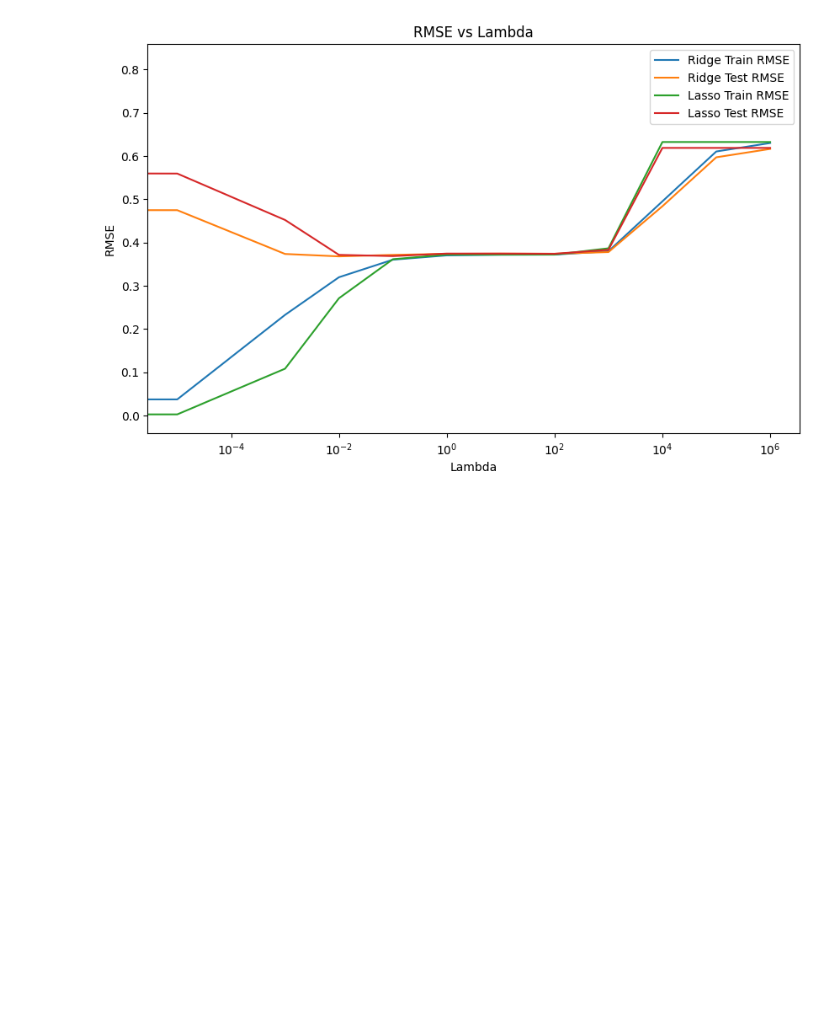
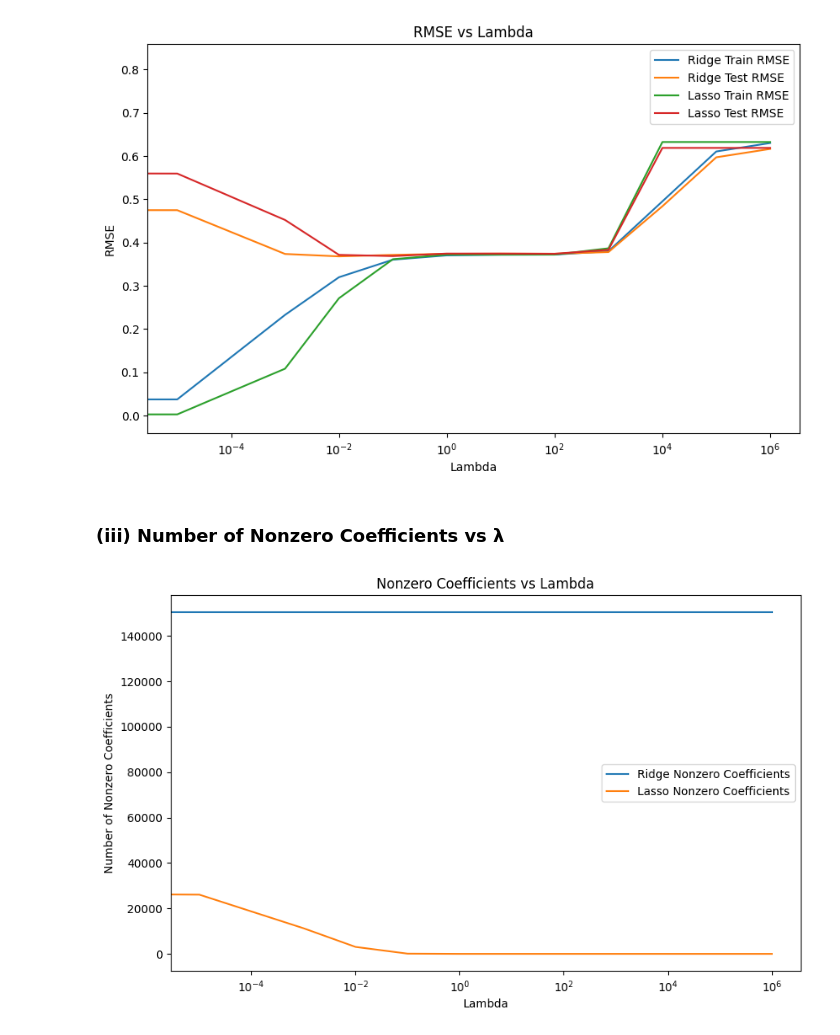
Before and after one commit to SonjoyKP/regularization-sgd-logistic-regression, a Jupyter notebook: Ridge_Lasso_Regression.ipynb, the cells around one changed output. Cells and saved outputs as stored; diff of their text form; code cells hidden in the pictures; blank space fills up the shorter version.

Commit message:
2) (iii) Number of Nonzero Coefficients vs λ

```diff
--- a/Ridge_Lasso_Regression.ipynb
+++ b/Ridge_Lasso_Regression.ipynb
@@ -104,3 +104,29 @@ plt.title('RMSE vs Lambda')
 plt.show()
 # %% [output]
 [figure]
+# %% [markdown]
+### (iii) Number of Nonzero Coefficients vs λ
+# %%
+ridge_nonzeros = []
+lasso_nonzeros = []
+
+for lmbda in lambdas:
+    ridge = Ridge(alpha=lmbda)
+    ridge.fit(X_train, y_train)
+    ridge_nonzeros.append(np.sum(ridge.coef_ != 0))
+
+    lasso = Lasso(alpha=lmbda / len(y_train))
+    lasso.fit(X_train, y_train)
+    lasso_nonzeros.append(np.sum(lasso.coef_ != 0))
+
+plt.figure(figsize=(10, 6))
+plt.plot(lambdas, ridge_nonzeros, label='Ridge Nonzero Coefficients')
+plt.plot(lambdas, lasso_nonzeros, label='Lasso Nonzero Coefficients')
+plt.xscale('log')
+plt.xlabel('Lambda')
+plt.ylabel('Number of Nonzero Coefficients')
+plt.legend()
+plt.title('Nonzero Coefficients vs Lambda')
+plt.show()
+# %% [output]
+[figure, added]
```
